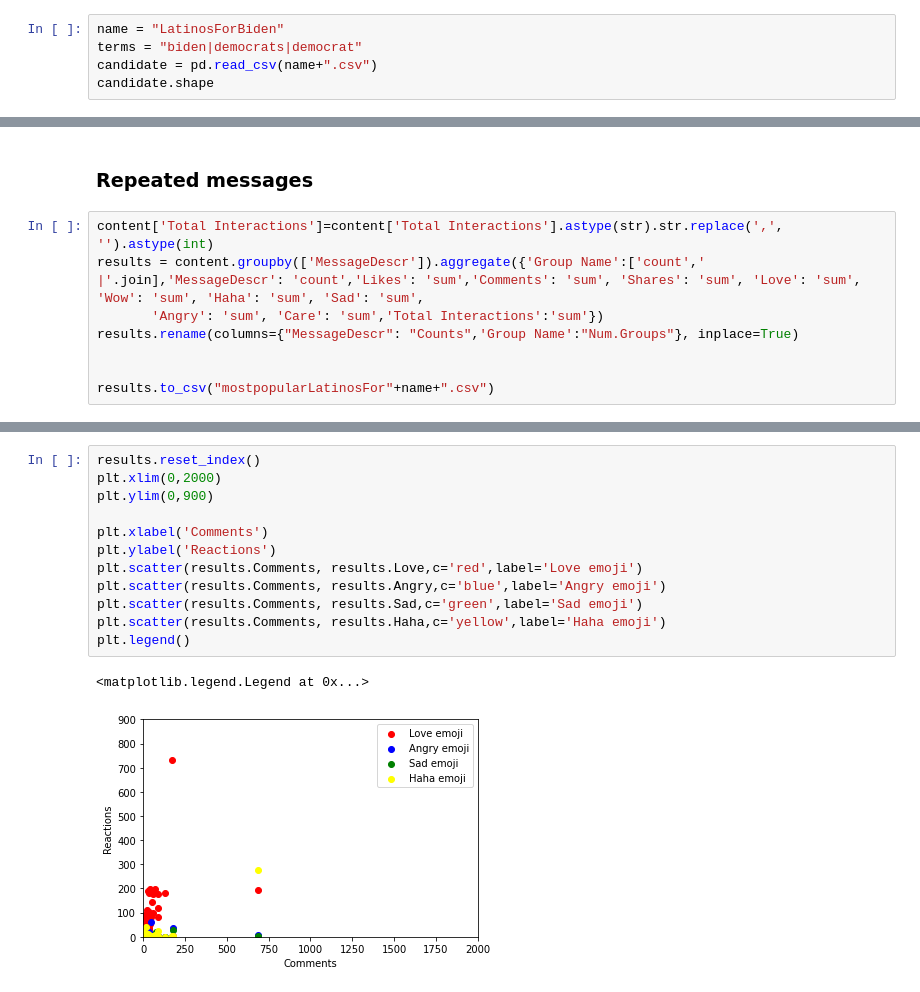
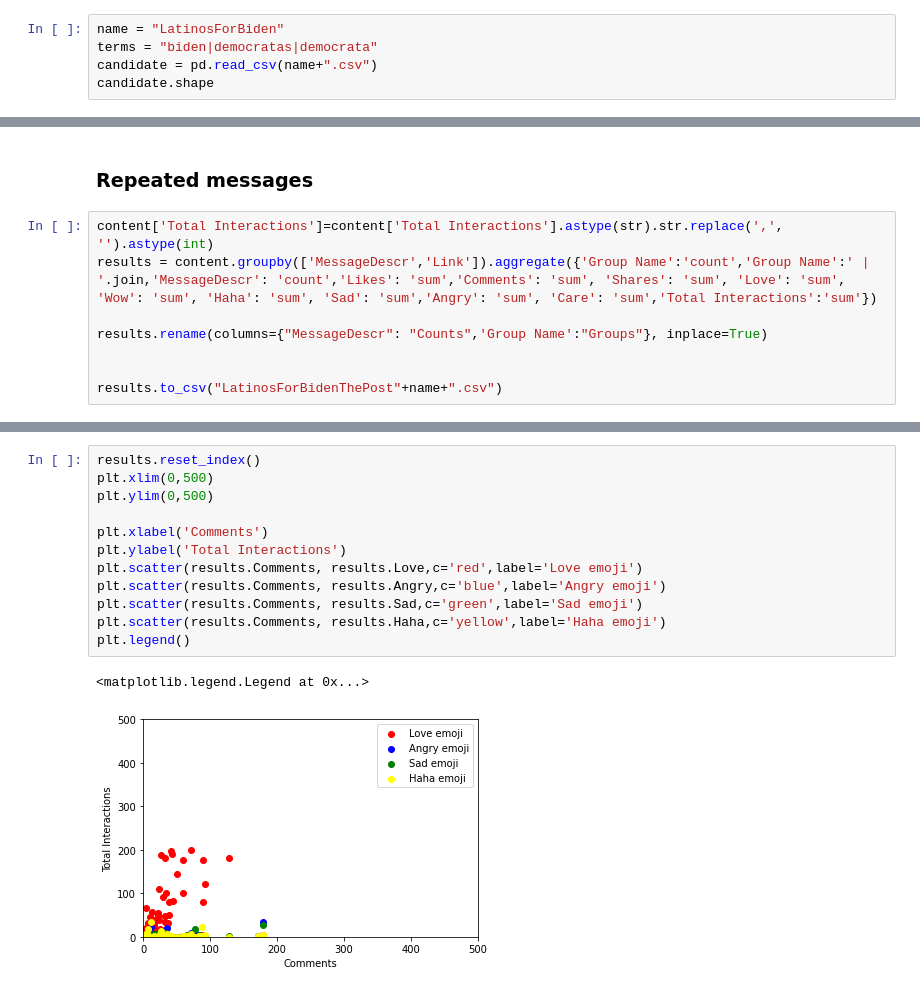
Before and after one commit to saviaga/Latinx2020, a Jupyter notebook: Latinx2020_Words-LatinosForBiden.ipynb, the cells around one changed output, grey strips where cells are left out. Saved outputs shown, nothing was run; the diff lists cells and outputs as text.

```diff
--- a/Latinx2020_Words-LatinosForBiden.ipynb
+++ b/Latinx2020_Words-LatinosForBiden.ipynb
@@ -35,7 +35,7 @@ warnings.filterwarnings("ignore",category=DeprecationWarning)
 ### Read Posts
 # %%
 name = "LatinosForBiden"
-terms = "biden|democrats|democrat"
+terms = "biden|democratas|democrata"
 candidate = pd.read_csv(name+".csv")
 candidate.shape
 # %% [output]
@@ -315,12 +311,12 @@ word_messages
 ### Repeated messages
 # %%
 content['Total Interactions']=content['Total Interactions'].astype(str).str.replace(',', '').astype(int)
-results = content.groupby(['MessageDescr']).aggregate({'Group Name':['count',' |'.join],'MessageDescr': 'count','Likes': 'sum','Comments': 'sum', 'Shares': 'sum', 'Love': 'sum', 'Wow': 'sum', 'Haha': 'sum', 'Sad': 'sum',
-       'Angry': 'sum', 'Care': 'sum','Total Interactions':'sum'})
-results.rename(columns={"MessageDescr": "Counts",'Group Name':"Num.Groups"}, inplace=True)
+results = content.groupby(['MessageDescr','Link']).aggregate({'Group Name':'count','Group Name':' | '.join,'MessageDescr': 'count','Likes': 'sum','Comments': 'sum', 'Shares': 'sum', 'Love': 'sum', 'Wow': 'sum', 'Haha': 'sum', 'Sad': 'sum','Angry': 'sum', 'Care': 'sum','Total Interactions':'sum'})
+
+results.rename(columns={"MessageDescr": "Counts",'Group Name':"Groups"}, inplace=True)
 
 
-results.to_csv("mostpopularLatinosFor"+name+".csv")
+results.to_csv("LatinosForBidenThePost"+name+".csv")
 # %%
 #results.sort_values(by='Counts',ascending=False)
 results
@@ -343,15 +338,15 @@ results
 # %%
 results.reset_index()
-plt.xlim(0,2000)
-plt.ylim(0,900)
+plt.xlim(0,500)
+plt.ylim(0,500)
 
 plt.xlabel('Comments')
-plt.ylabel('Reactions')
+plt.ylabel('Total Interactions')
 plt.scatter(results.Comments, results.Love,c='red',label='Love emoji')
 plt.scatter(results.Comments, results.Angry,c='blue',label='Angry emoji')
 plt.scatter(results.Comments, results.Sad,c='green',label='Sad emoji')
 plt.scatter(results.Comments, results.Haha,c='yellow',label='Haha emoji')
 plt.legend()
 # %% [output]
 <matplotlib.legend.Legend at 0x...>
-[figure, old version]
+[figure, new version]
```
Also changed, not shown: parts of 12 cells of this notebook, 1 other file.
